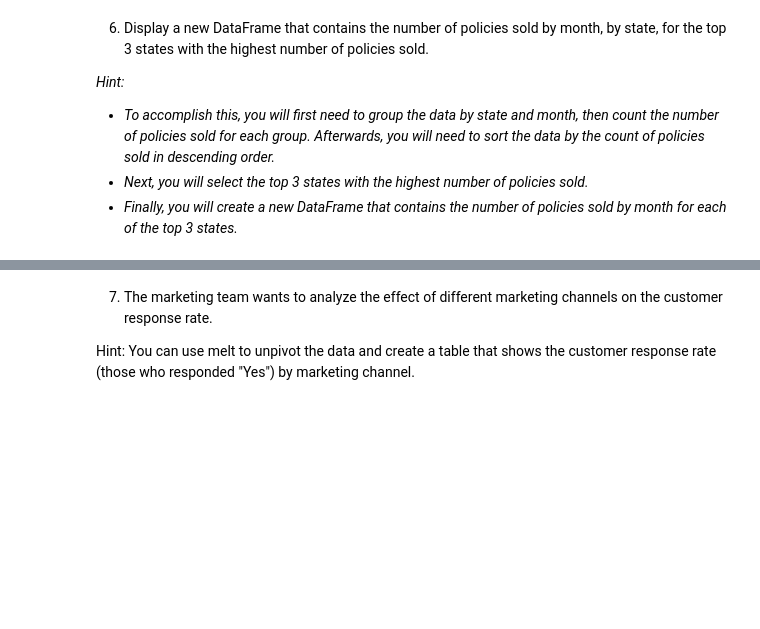
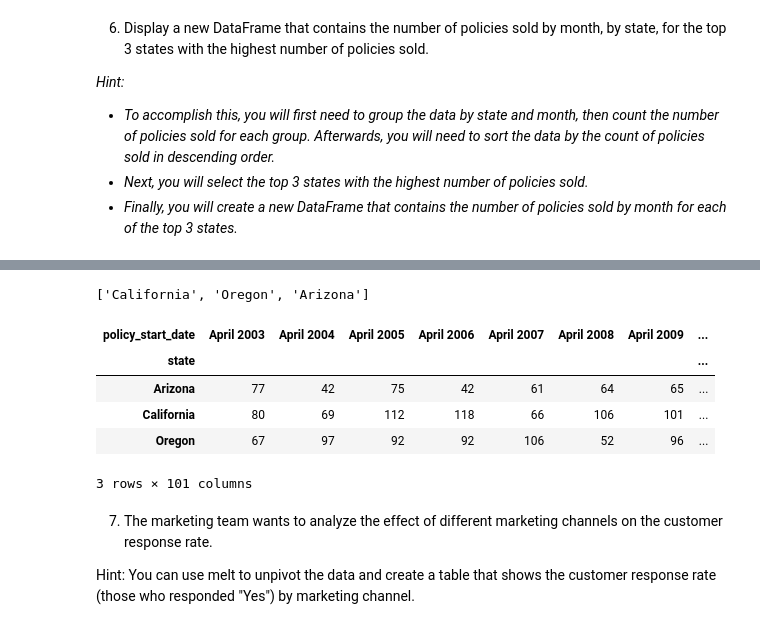
Before and after one commit to data-bootcamp-v4/lab-dw-data-aggregation-and-filtering, a Jupyter notebook: lab-dw-aggregating.ipynb, the cells around one changed output, grey strips where cells are left out. Cells and saved outputs as stored; diff of their text form; code cells hidden in the pictures; blank space fills up the shorter version.

```diff
--- a/lab-dw-aggregating.ipynb
+++ b/lab-dw-aggregating.ipynb
@@ -92,3 +140,10 @@ Name: policy_type, dtype: int64
 - *To accomplish this, you will first need to group the data by state and month, then count the number of policies sold for each group. Afterwards, you will need to sort the data by the count of policies sold in descending order.*
 - *Next, you will select the top 3 states with the highest number of policies sold.*
 - *Finally, you will create a new DataFrame that contains the number of policies sold by month for each of the top 3 states.*
+# %%
+#  group the data by state and month, then count the number of policies sold for each group.
+#  Afterwards, you will need to sort the data by the count of policies sold in descending order.*
+
+df6 = df5.copy()
+df6_grouped = df6.groupby(["policy_start_date", "state"])["number_of_policies"].agg(["sum"]).sort_values(by="sum", ascending=False)
+df6_grouped
@@ -95,3 +165,24 @@ Name: policy_type, dtype: int64
+# %%
+# select the top 3 states with the highest number of policies sold.*
+
+df6_policies = df_origin.groupby("state")["number_of_policies"].sum().reset_index().sort_values(by="number_of_policies", ascending=False).head(3)
+df6_list = df6_policies["state"].tolist()
+display(df6_list)
+# %% [output]
+['California', 'Oregon', 'Arizona']
+# %%
+# create a new DataFrame that contains the number of policies sold by month for each of the top 3 states.*
+df6f = df6[df6["state"].isin(df6_list)]
+
+pivot_df6f = df6f.pivot_table(values="number_of_policies", index="state", columns="policy_start_date", aggfunc='sum', fill_value=0)
+pivot_df6f
+# %% [output]
+| policy_start_date | April 2003 | April 2004 | April 2005 | April 2006 | April 2007 | April 2008 | April 2009 | ... |
+| state |  |  |  |  |  |  |  | ... |
+| Arizona | 77 | 42 | 75 | 42 | 61 | 64 | 65 | ... |
+| California | 80 | 69 | 112 | 118 | 66 | 106 | 101 | ... |
+| Oregon | 67 | 97 | 92 | 92 | 106 | 52 | 96 | ... |
+3 rows × 101 columns
 # %% [markdown]
 7. The marketing team wants to analyze the effect of different marketing channels on the customer response rate.
 
```
Also changed, not shown: parts of 6 cells of this notebook.
